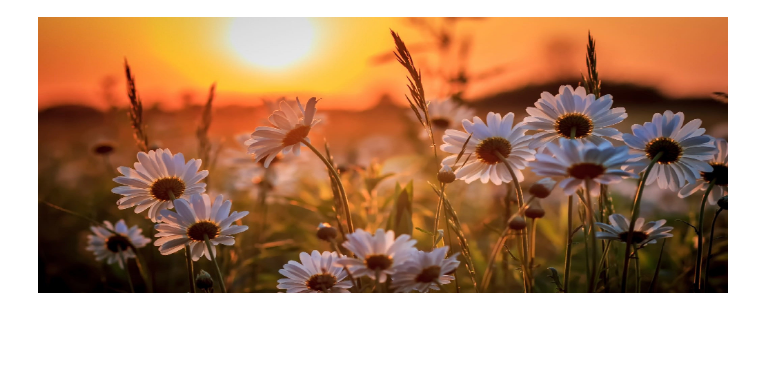
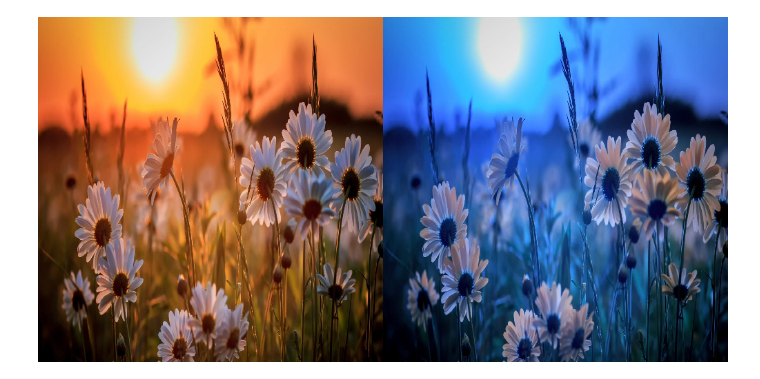
Before and after one commit to VishalGhume/Python_AI, a Jupyter notebook: ImageOperations2.ipynb, the cells around one changed output. Drawn from its saved outputs; the diff is of its cells as text; code cells hidden in the pictures; blank space fills up the shorter version.

```diff
--- a/ImageOperations2.ipynb
+++ b/ImageOperations2.ipynb
@@ -3,9 +39,20 @@
 # %%
 import cv2
 from google.colab.patches import cv2_imshow
+import numpy as np
 
-image = cv2.imread("/content/sample_data/Images/Flowers.jpeg")
-resized_Img =cv2.resize(image,(1000,400))
-cv2_imshow(resized_Img)
+#canvas = np.ones((1000,1000,3),dtype= 'uint8')*255
+#cv2_imshow(canvas)
+
+img = cv2.imread("/content/sample_data/Images/Flowers.jpeg")
+resized_Img1 =cv2.resize(img, (500, 500))
+#cv2_imshow(resized_Img)
+
+Img2 = cv2.cvtColor(img,cv2.COLOR_BGR2RGB)
+resized_Img2 =cv2.resize(Img2, (500, 500))
+
+c = np.hstack((resized_Img1,resized_Img2))
+
+cv2_imshow(c)
 # %% [output]
-[figure, old version]
+[figure, new version]
```
Also changed, not shown: parts of 3 cells of this notebook.
